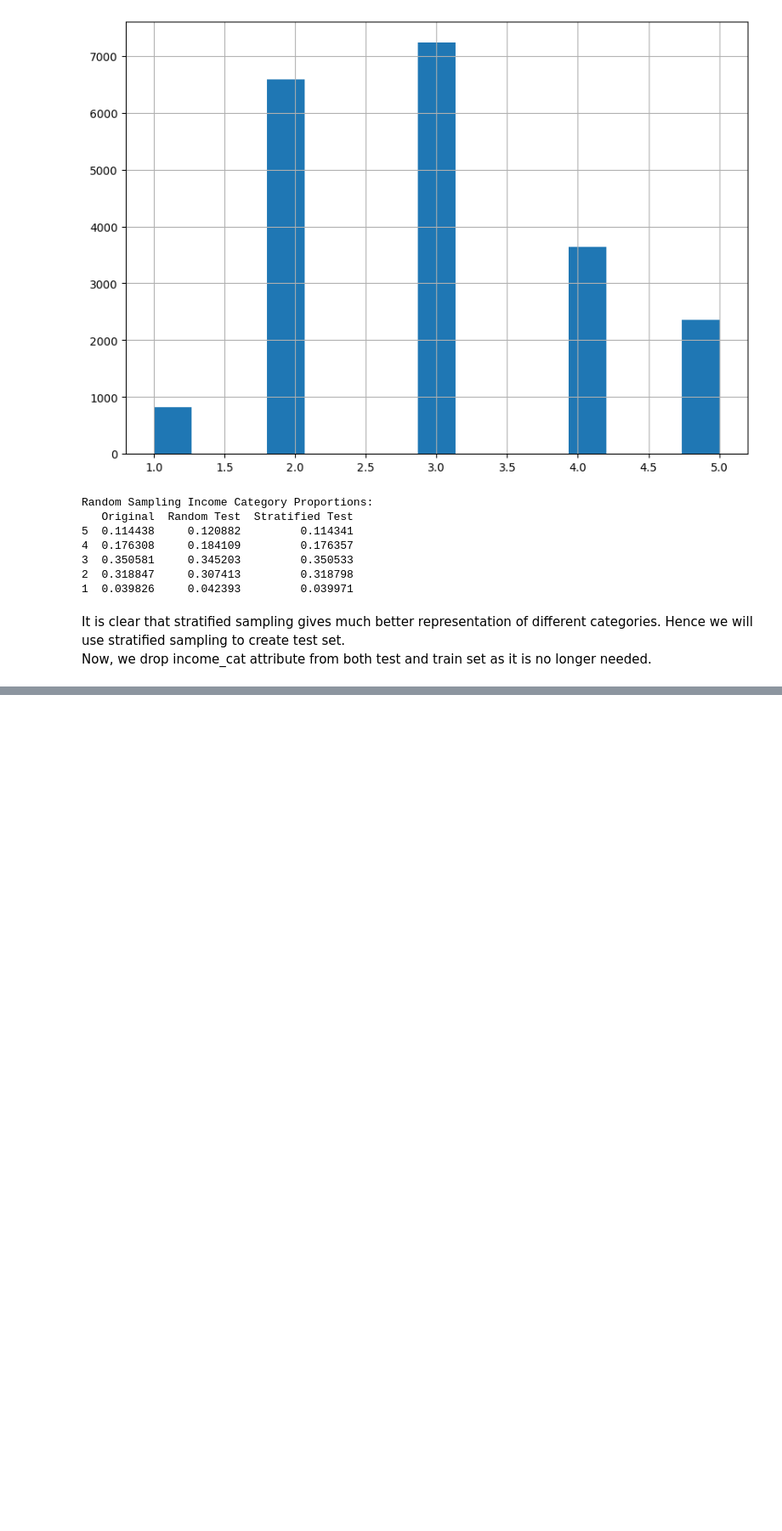
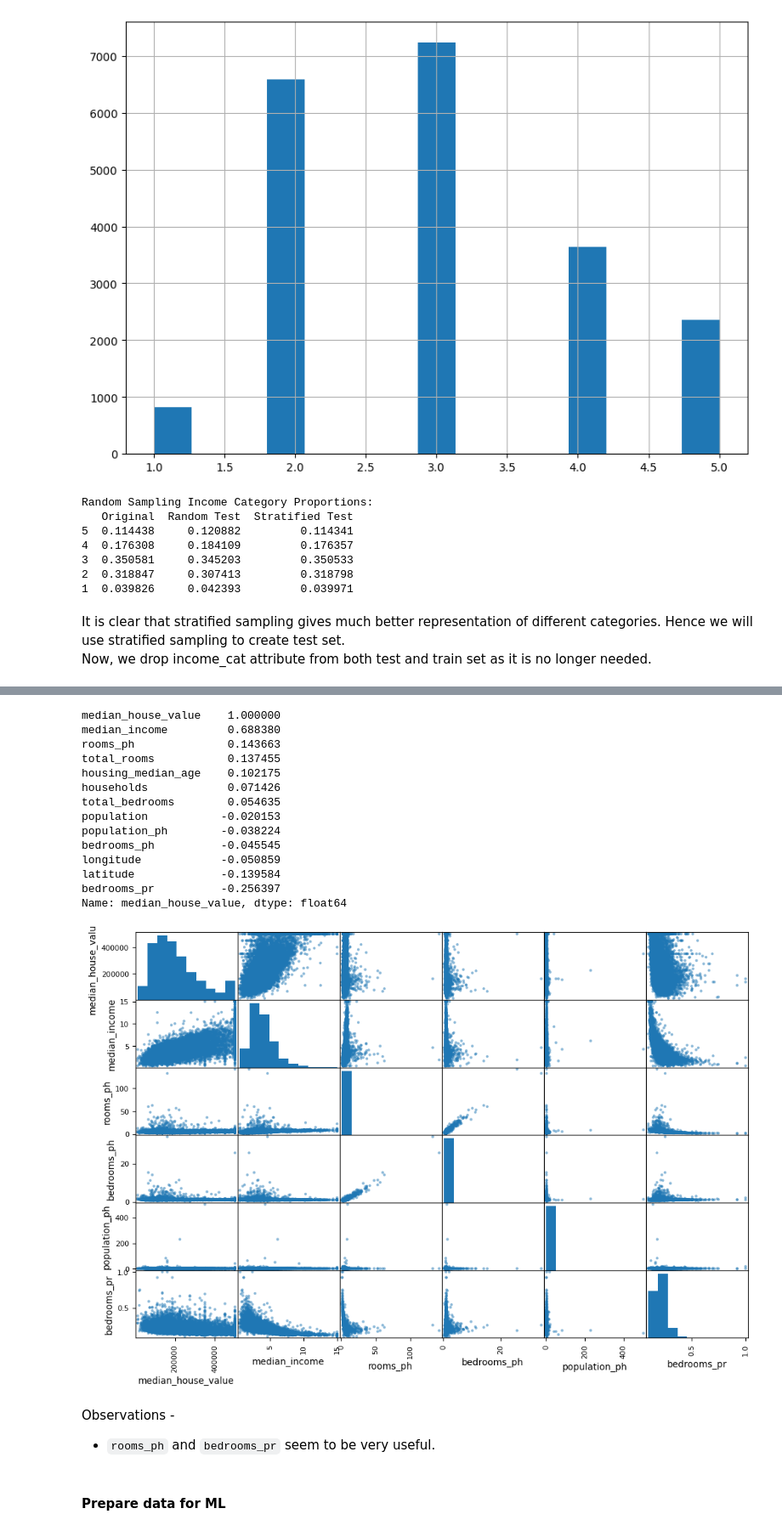
Before and after one commit to VivirAstucia/Housing_Price_ML, a Jupyter notebook: main.ipynb, the cells around one changed output, grey strips where cells are left out. Shown at 85% size. Drawn from its saved outputs; the diff is of its cells as text; code cells hidden in the pictures; blank space fills up the shorter version.

```diff
--- a/main.ipynb
+++ b/main.ipynb
@@ -195,0 +267,7 @@ strat_train_set.drop('income_cat', axis=1, inplace=True)
+# %%
+for data in ['total_rooms', 'total_bedrooms', 'population']:
+    explore_set[f'{data.removeprefix('total_')}_ph'] = explore_set[data] / explore_set['households']
+    # explore_set.drop(columns=[data], inplace=True)
+explore_set['bedrooms_pr'] = explore_set['total_bedrooms'] / explore_set['total_rooms']
+explore_set.head(3)
+explore_set.info()
@@ -195,0 +292,27 @@ strat_train_set.drop('income_cat', axis=1, inplace=True)
+# %%
+corr_matrix = explore_set.drop(columns=['ocean_proximity']).corr()
+print(corr_matrix['median_house_value'].sort_values(ascending=False))
+
+scatter_matrix(explore_set[['median_house_value', 'median_income', 'rooms_ph', 'bedrooms_ph', 'population_ph', 'bedrooms_pr']], figsize=(12, 8))
+plt.show()
+# %% [output]
+median_house_value    1.000000
+median_income         0.688380
+rooms_ph              0.143663
+total_rooms           0.137455
+housing_median_age    0.102175
+households            0.071426
+total_bedrooms        0.054635
+population           -0.020153
+population_ph        -0.038224
+bedrooms_ph          -0.045545
+longitude            -0.050859
+latitude             -0.139584
+bedrooms_pr          -0.256397
+Name: median_house_value, dtype: float64
+[figure, added]
+# %% [markdown]
+Observations -
+- `rooms_ph` and `bedrooms_pr` seem to be very useful.
+# %% [markdown]
+#### **Prepare data for ML**
```
Also changed, not shown: parts of 17 cells of this notebook, 1 other file.
